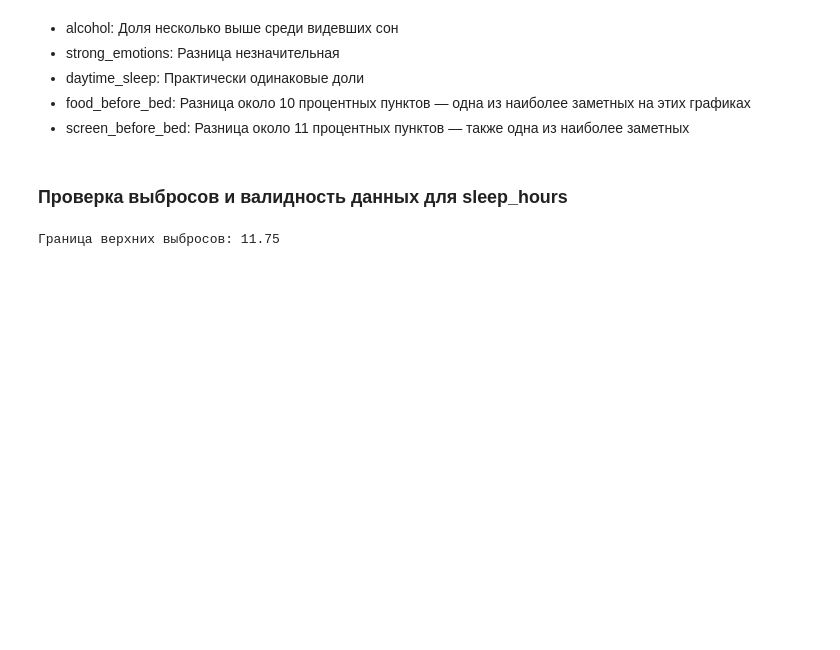
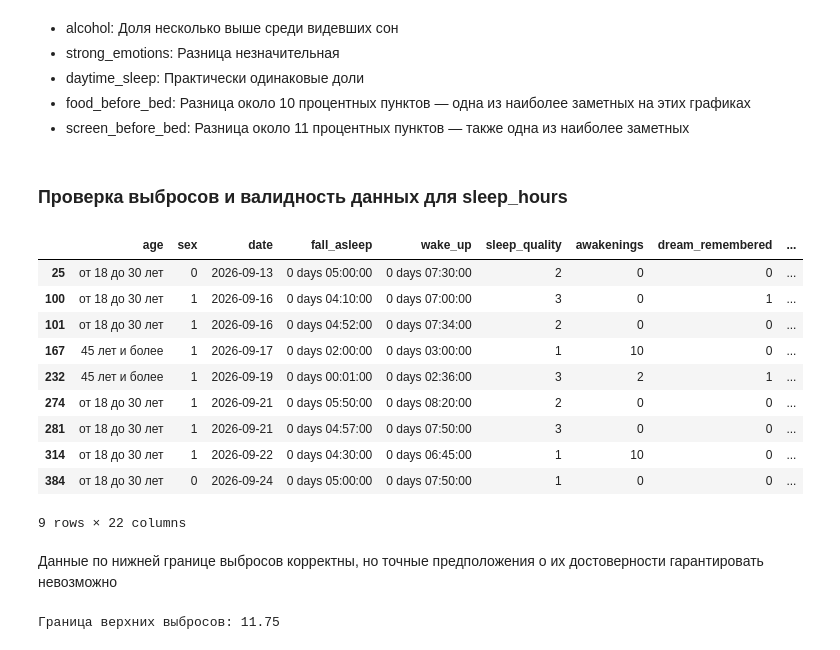
Before and after one commit to EnemyOfDeath7/dream-project, a Jupyter notebook: dream.ipynb, the cells around one changed output. Drawn from its saved outputs; the diff is of its cells as text; code cells hidden in the pictures; blank space fills up the shorter version.

```diff
--- a/dream.ipynb
+++ b/dream.ipynb
@@ -567,4 +567,21 @@ plt.show()
 - screen_before_bed: Разница около 11 процентных пунктов — также одна из наиболее заметных
 # %% [markdown]
 ### Проверка выбросов и валидность данных для sleep_hours
+# %%
+# Проверка нижней границы выбросов
+df[df["sleep_hours"] < 3]
+# %% [output]
+|  | age | sex | date | fall_asleep | wake_up | sleep_quality | awakenings | dream_remembered | ... |
+| 25 | от 18 до 30 лет | 0 | 2026-09-13 | 0 days 05:00:00 | 0 days 07:30:00 | 2 | 0 | 0 | ... |
+| 100 | от 18 до 30 лет | 1 | 2026-09-16 | 0 days 04:10:00 | 0 days 07:00:00 | 3 | 0 | 1 | ... |
+| 101 | от 18 до 30 лет | 1 | 2026-09-16 | 0 days 04:52:00 | 0 days 07:34:00 | 2 | 0 | 0 | ... |
+| 167 | 45 лет и более | 1 | 2026-09-17 | 0 days 02:00:00 | 0 days 03:00:00 | 1 | 10 | 0 | ... |
+| 232 | 45 лет и более | 1 | 2026-09-19 | 0 days 00:01:00 | 0 days 02:36:00 | 3 | 2 | 1 | ... |
+| 274 | от 18 до 30 лет | 1 | 2026-09-21 | 0 days 05:50:00 | 0 days 08:20:00 | 2 | 0 | 0 | ... |
+| 281 | от 18 до 30 лет | 1 | 2026-09-21 | 0 days 04:57:00 | 0 days 07:50:00 | 3 | 0 | 0 | ... |
+| 314 | от 18 до 30 лет | 1 | 2026-09-22 | 0 days 04:30:00 | 0 days 06:45:00 | 1 | 10 | 0 | ... |
+| 384 | от 18 до 30 лет | 0 | 2026-09-24 | 0 days 05:00:00 | 0 days 07:50:00 | 1 | 0 | 0 | ... |
+9 rows × 22 columns
+# %% [markdown]
+Данные по нижней границе выбросов корректны, но точные предположения о их достоверности гарантировать невозможно
 # %%
```
Also changed, not shown: parts of 17 cells of this notebook, 1 other file.
